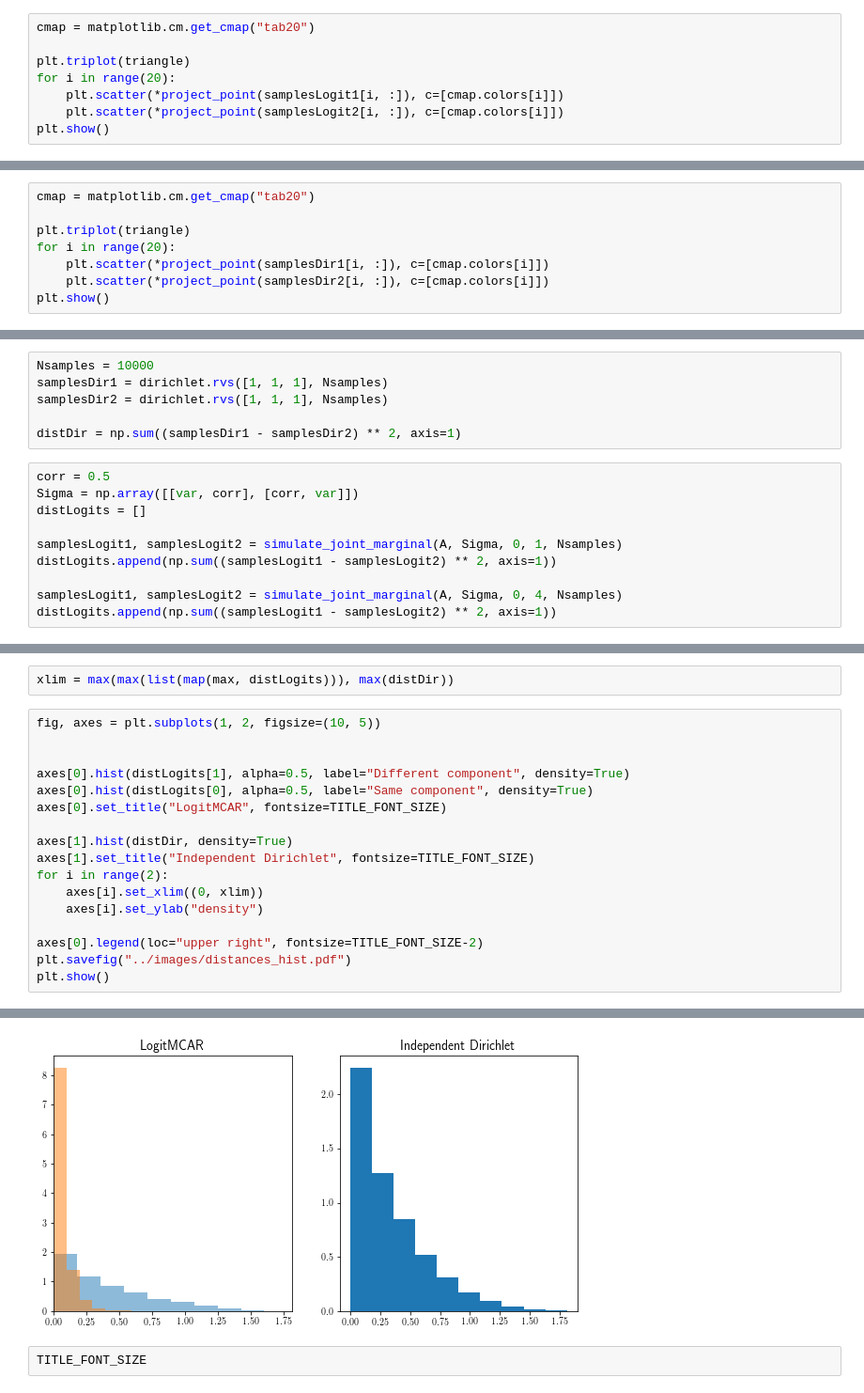
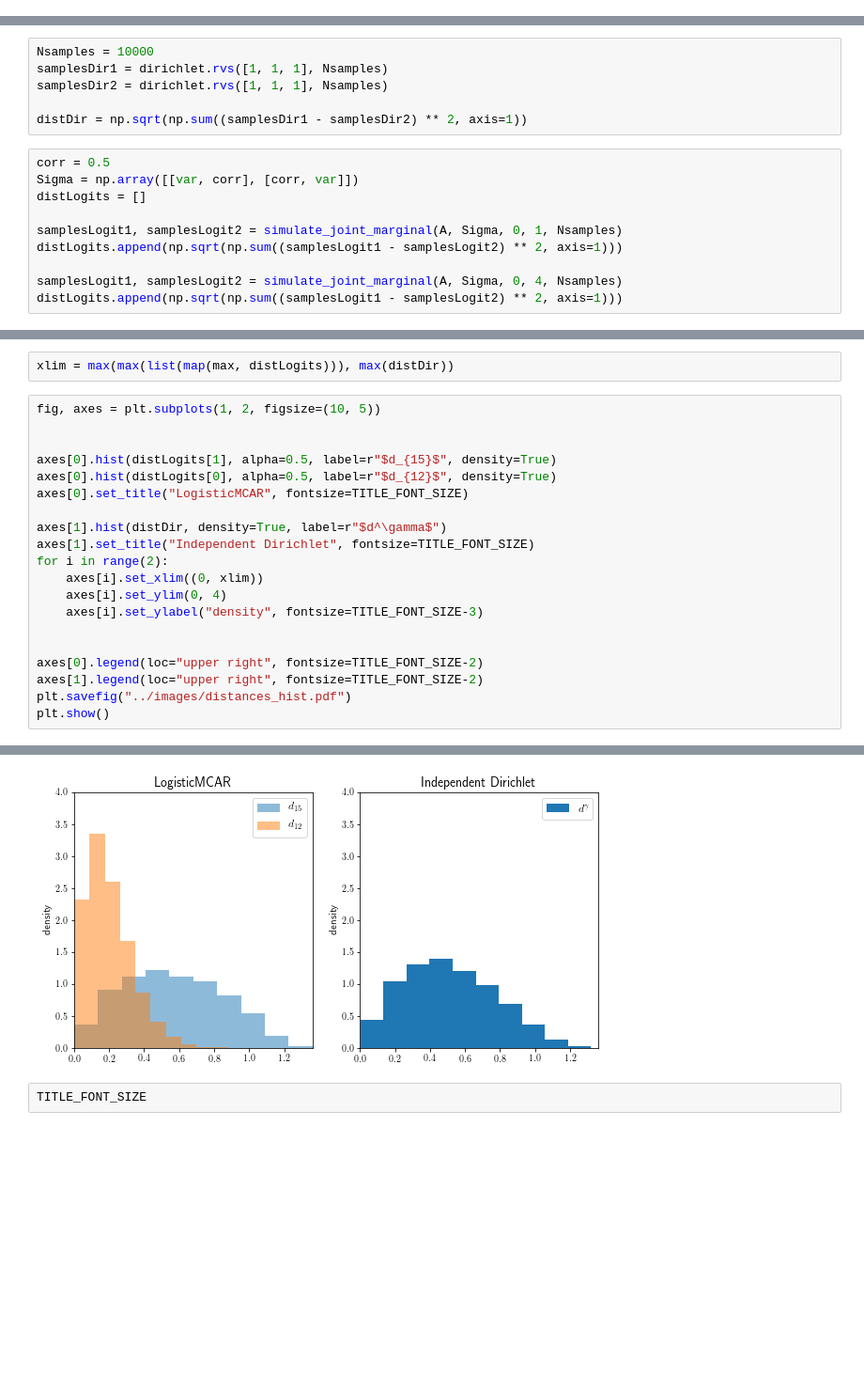
Before and after one commit to mberaha/spatial_mixtures, a Jupyter notebook: notebooks/Logitnormal MC simulations.ipynb, the cells around one changed output, grey strips where cells are left out. Shown: that part at 94% size. Cells and saved outputs as stored; diff of their text form; blank space fills up the shorter version.

```diff
--- a/notebooks/Logitnormal MC simulations.ipynb
+++ b/notebooks/Logitnormal MC simulations.ipynb
@@ -175,11 +176,3 @@ def project_point(p, permutation=None):
     x = a + b/2.
     y = SQRT3OVER2 * b
     return np.array([x, y])
-# %%
-cmap = matplotlib.cm.get_cmap("tab20")
-
-plt.triplot(triangle)
-for i in range(20):
-    plt.scatter(*project_point(samplesLogit1[i, :]), c=[cmap.colors[i]])
-    plt.scatter(*project_point(samplesLogit2[i, :]), c=[cmap.colors[i]])
-plt.show()
@@ -188,8 +178,0 @@ plt.show()
-# %%
-cmap = matplotlib.cm.get_cmap("tab20")
-
-plt.triplot(triangle)
-for i in range(20):
-    plt.scatter(*project_point(samplesDir1[i, :]), c=[cmap.colors[i]])
-    plt.scatter(*project_point(samplesDir2[i, :]), c=[cmap.colors[i]])
-plt.show()
@@ -202,14 +216,14 @@ Nsamples = 10000
 samplesDir1 = dirichlet.rvs([1, 1, 1], Nsamples)
 samplesDir2 = dirichlet.rvs([1, 1, 1], Nsamples)
 
-distDir = np.sum((samplesDir1 - samplesDir2) ** 2, axis=1)
+distDir = np.sqrt(np.sum((samplesDir1 - samplesDir2) ** 2, axis=1))
 # %%
 corr = 0.5
 Sigma = np.array([[var, corr], [corr, var]])
 distLogits = []
 
 samplesLogit1, samplesLogit2 = simulate_joint_marginal(A, Sigma, 0, 1, Nsamples)
-distLogits.append(np.sum((samplesLogit1 - samplesLogit2) ** 2, axis=1))
+distLogits.append(np.sqrt(np.sum((samplesLogit1 - samplesLogit2) ** 2, axis=1)))
 
 samplesLogit1, samplesLogit2 = simulate_joint_marginal(A, Sigma, 0, 4, Nsamples)
-distLogits.append(np.sum((samplesLogit1 - samplesLogit2) ** 2, axis=1))
+distLogits.append(np.sqrt(np.sum((samplesLogit1 - samplesLogit2) ** 2, axis=1)))
@@ -219,17 +237,20 @@ xlim = max(max(list(map(max, distLogits))), max(distDir))
 fig, axes = plt.subplots(1, 2, figsize=(10, 5))
 
 
-axes[0].hist(distLogits[1], alpha=0.5, label="Different component", density=True)
-axes[0].hist(distLogits[0], alpha=0.5, label="Same component", density=True)
-axes[0].set_title("LogitMCAR", fontsize=TITLE_FONT_SIZE)
+axes[0].hist(distLogits[1], alpha=0.5, label=r"$d_{15}$", density=True)
+axes[0].hist(distLogits[0], alpha=0.5, label=r"$d_{12}$", density=True)
+axes[0].set_title("LogisticMCAR", fontsize=TITLE_FONT_SIZE)
 
-axes[1].hist(distDir, density=True)
+axes[1].hist(distDir, density=True, label=r"$d^\gamma$")
 axes[1].set_title("Independent Dirichlet", fontsize=TITLE_FONT_SIZE)
 for i in range(2):
     axes[i].set_xlim((0, xlim))
-    axes[i].set_ylab("density")
+    axes[i].set_ylim(0, 4)
+    axes[i].set_ylabel("density", fontsize=TITLE_FONT_SIZE-3)
+
 
 axes[0].legend(loc="upper right", fontsize=TITLE_FONT_SIZE-2)
+axes[1].legend(loc="upper right", fontsize=TITLE_FONT_SIZE-2)
 plt.savefig("../images/distances_hist.pdf")
 plt.show()
 # %% [output]
@@ -237,4 +257,4 @@ AttributeError: 'AxesSubplot' object has no attribute 'set_ylab'
-[figure, old version]
+[figure, new version]
 # %%
 TITLE_FONT_SIZE
 # %% [output]
```
Also changed, not shown: parts of 9 cells of this notebook, 4 other files.
